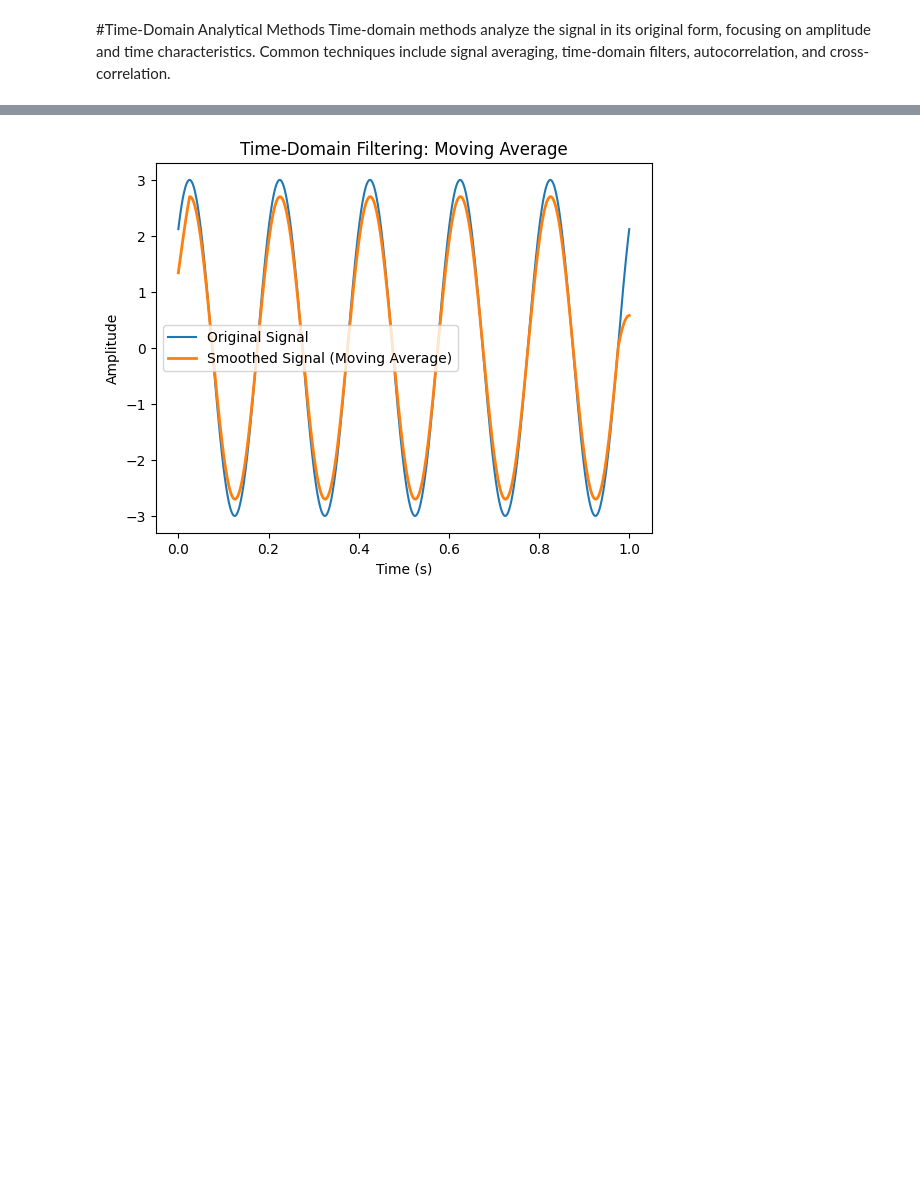
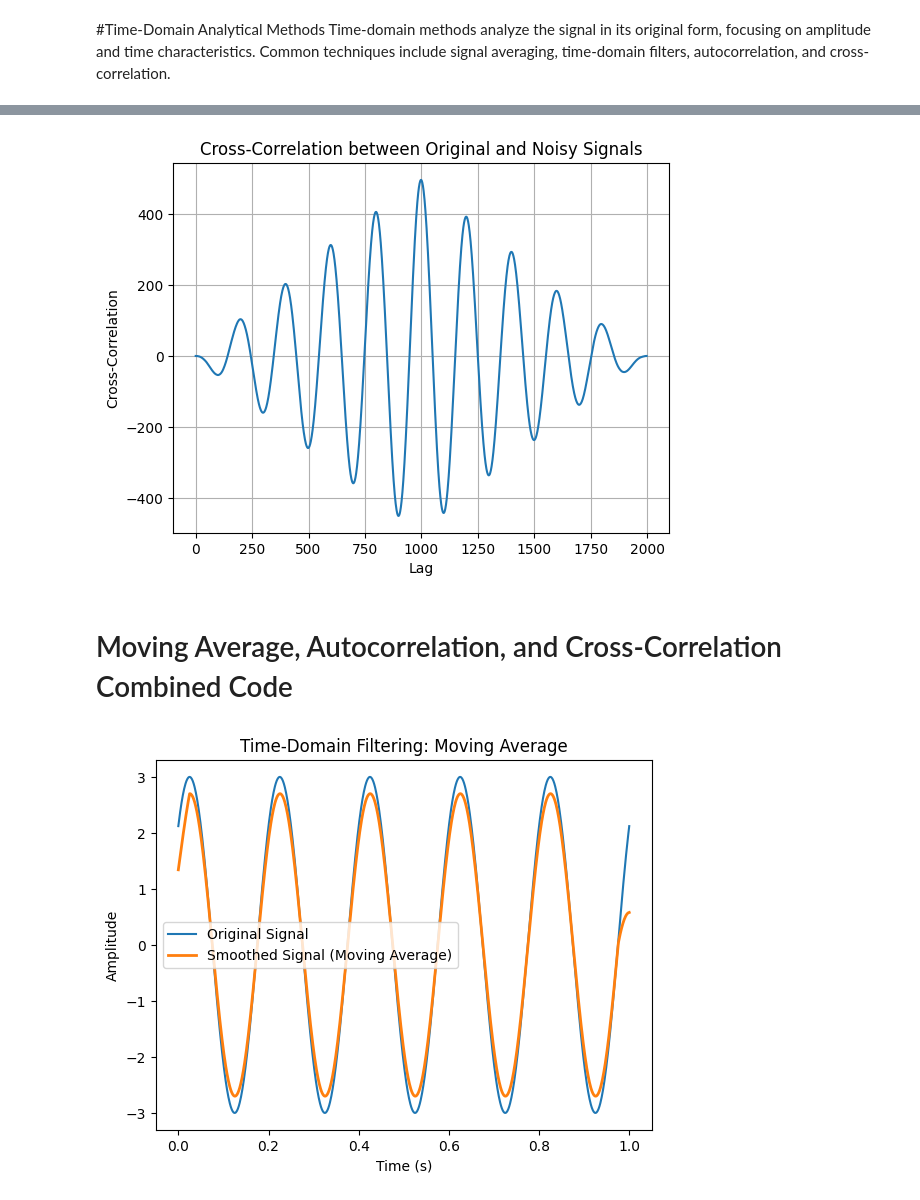
Before and after one commit to vinkrishna/ExpandingSenses, a Jupyter notebook: Chapter3.ipynb, the cells around one changed output, grey strips where cells are left out. Saved outputs shown, nothing was run; the diff lists cells and outputs as text; code cells hidden in the pictures; blank space fills up the shorter version.

```diff
--- a/Chapter3.ipynb
+++ b/Chapter3.ipynb
@@ -122,3 +159,22 @@ Time-domain methods analyze the signal in its original form, focusing on amplitu
+# %%
+# Generate a noisy signal containing a sine wave
+noise = np.random.normal(0, 0.5, len(t))
+noisy_signal = y1 + noise
+
+# Compute the cross-correlation between the original and noisy signals
+cross_corr = np.correlate(y1, noisy_signal, mode="full")
+
+# Plot the cross-correlation
+plt.plot(cross_corr)
+plt.xlabel("Lag")
+plt.ylabel("Cross-Correlation")
+plt.title("Cross-Correlation between Original and Noisy Signals")
+plt.grid(True)
+plt.show()
+# %% [output]
+[figure, added]
+# %% [markdown]
+# Moving Average, Autocorrelation, and Cross-Correlation Combined Code
 # %%
 # Example: Moving Average Filter
 def moving_average(signal, window_size):
```
Also changed, not shown: parts of 7 cells of this notebook.
